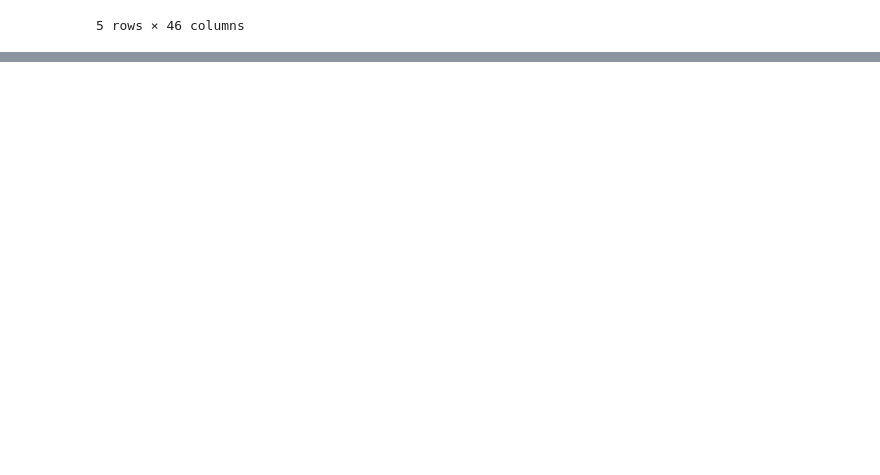
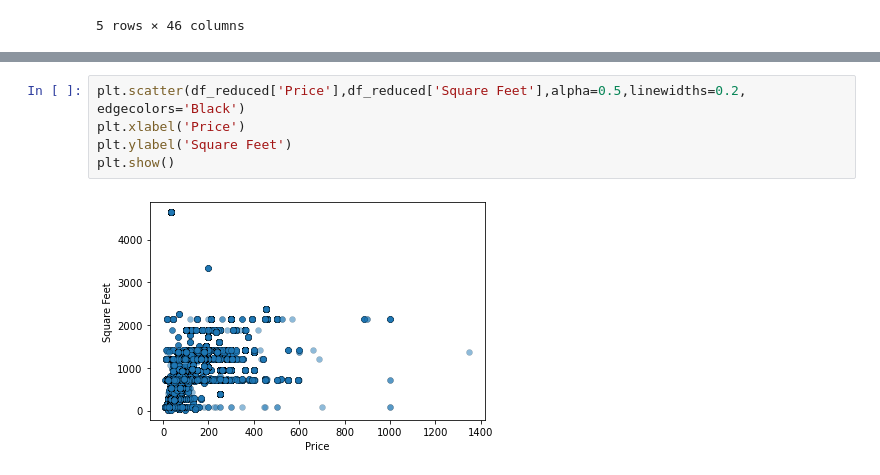
Before and after one commit to alexiska/Predict-renting-price-Airbnb-Berlin, a Jupyter notebook: Notebook/Prediction model Airbnb in Berlin.ipynb, the cells around one changed output, grey strips where cells are left out. Drawn from its saved outputs; the diff is of its cells as text; blank space fills up the shorter version.

```diff
--- a/Notebook/Prediction model Airbnb in Berlin.ipynb
+++ b/Notebook/Prediction model Airbnb in Berlin.ipynb
@@ -259,0 +146,7 @@ f.corr()
+# %%
+plt.scatter(df_reduced['Price'],df_reduced['Square Feet'],alpha=0.5,linewidths=0.2, edgecolors='Black')
+plt.xlabel('Price')
+plt.ylabel('Square Feet')
+plt.show()
+# %% [output]
+[figure, added]
```
Also changed, not shown: parts of 59 cells of this notebook.
